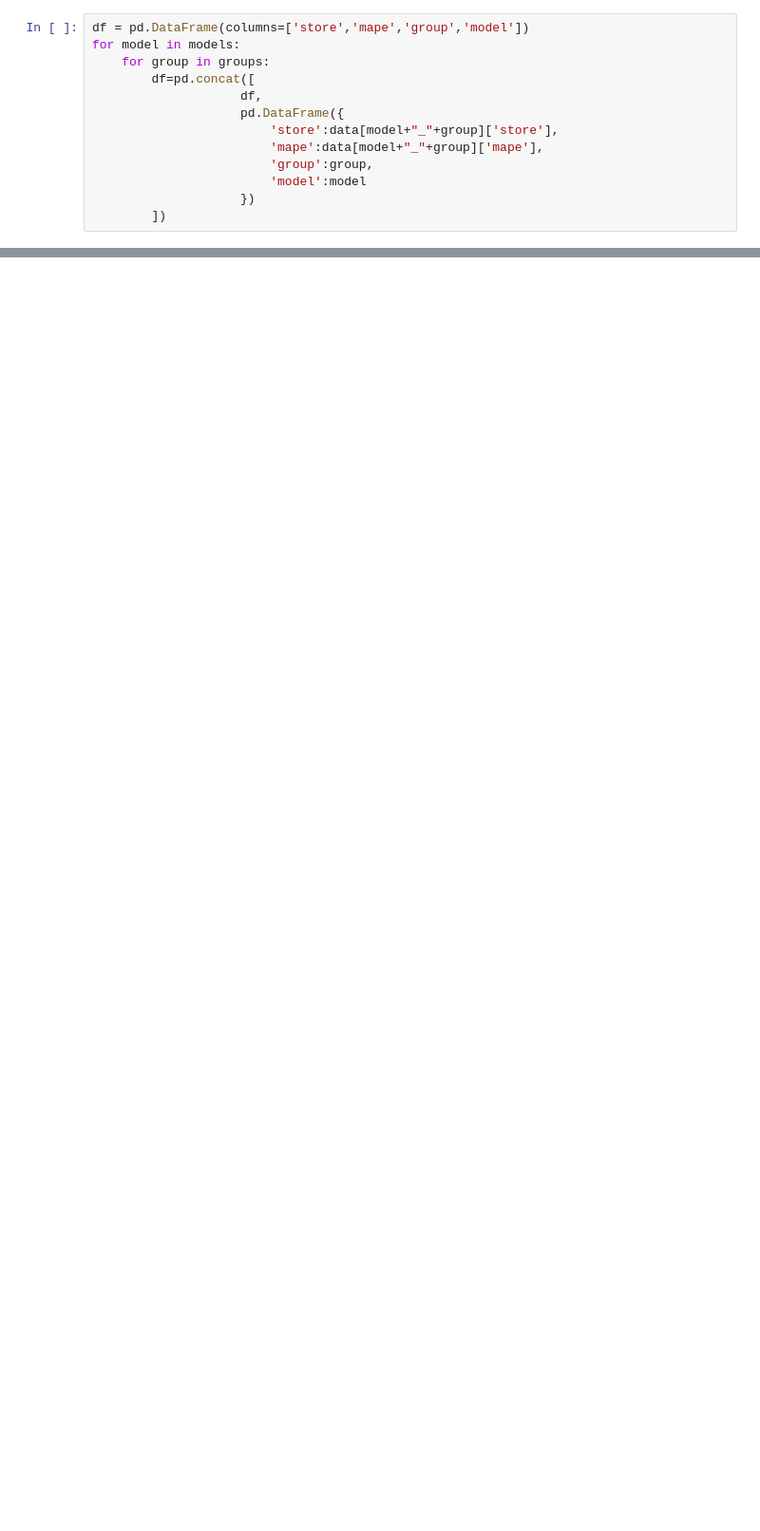
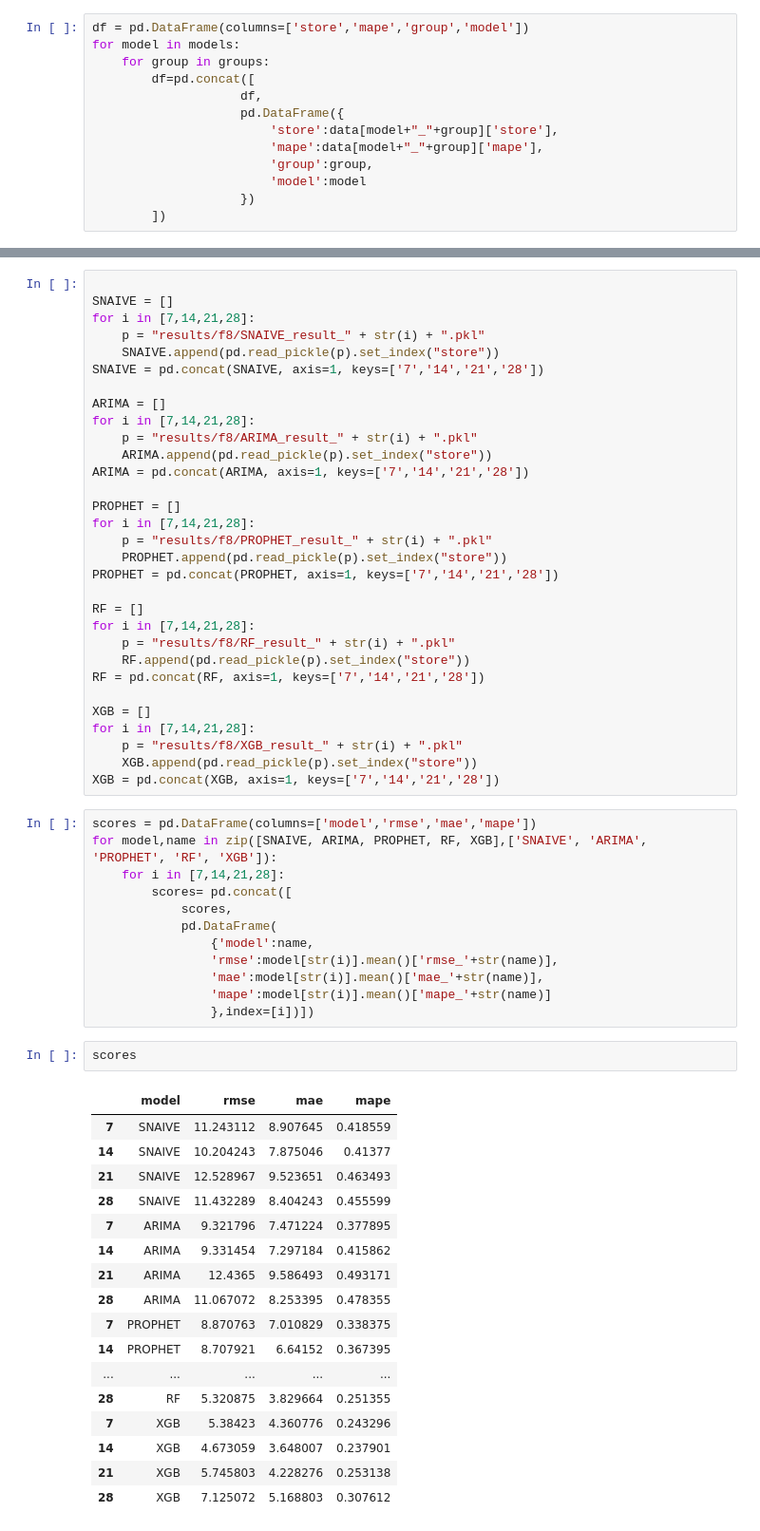
Before and after one commit to phucnh22/Sales_forecast, a Jupyter notebook: Forecast_8_GroupingResult.ipynb, the cells around one changed output, grey strips where cells are left out. Shown at 95% size. Drawn from its saved outputs; the diff is of its cells as text; blank space fills up the shorter version.

```diff
--- a/Forecast_8_GroupingResult.ipynb
+++ b/Forecast_8_GroupingResult.ipynb
@@ -68,0 +91,63 @@ data['RF_store_level']
+# %%
+
+SNAIVE = []
+for i in [7,14,21,28]:
+    p = "results/f8/SNAIVE_result_" + str(i) + ".pkl"
+    SNAIVE.append(pd.read_pickle(p).set_index("store"))
+SNAIVE = pd.concat(SNAIVE, axis=1, keys=['7','14','21','28'])
+
+ARIMA = []
+for i in [7,14,21,28]:
+    p = "results/f8/ARIMA_result_" + str(i) + ".pkl"
+    ARIMA.append(pd.read_pickle(p).set_index("store"))
+ARIMA = pd.concat(ARIMA, axis=1, keys=['7','14','21','28'])
+
+PROPHET = []
+for i in [7,14,21,28]:
+    p = "results/f8/PROPHET_result_" + str(i) + ".pkl"
+    PROPHET.append(pd.read_pickle(p).set_index("store"))
+PROPHET = pd.concat(PROPHET, axis=1, keys=['7','14','21','28'])
+
+RF = []
+for i in [7,14,21,28]:
+    p = "results/f8/RF_result_" + str(i) + ".pkl"
+    RF.append(pd.read_pickle(p).set_index("store"))
+RF = pd.concat(RF, axis=1, keys=['7','14','21','28'])
+
+XGB = []
+for i in [7,14,21,28]:
+    p = "results/f8/XGB_result_" + str(i) + ".pkl"
+    XGB.append(pd.read_pickle(p).set_index("store"))
+XGB = pd.concat(XGB, axis=1, keys=['7','14','21','28'])
+# %%
+scores = pd.DataFrame(columns=['model','rmse','mae','mape'])
+for model,name in zip([SNAIVE, ARIMA, PROPHET, RF, XGB],['SNAIVE', 'ARIMA', 'PROPHET', 'RF', 'XGB']):
+    for i in [7,14,21,28]:
+        scores= pd.concat([
+            scores,
+            pd.DataFrame(
+                {'model':name,
+                'rmse':model[str(i)].mean()['rmse_'+str(name)],
+                'mae':model[str(i)].mean()['mae_'+str(name)],
+                'mape':model[str(i)].mean()['mape_'+str(name)]
+                },index=[i])])
+# %%
+scores
+# %% [output]
+|  | model | rmse | mae | mape |
+| 7 | SNAIVE | 11.243112 | 8.907645 | 0.418559 |
+| 14 | SNAIVE | 10.204243 | 7.875046 | 0.41377 |
+| 21 | SNAIVE | 12.528967 | 9.523651 | 0.463493 |
+| 28 | SNAIVE | 11.432289 | 8.404243 | 0.455599 |
+| 7 | ARIMA | 9.321796 | 7.471224 | 0.377895 |
+| 14 | ARIMA | 9.331454 | 7.297184 | 0.415862 |
+| 21 | ARIMA | 12.4365 | 9.586493 | 0.493171 |
+| 28 | ARIMA | 11.067072 | 8.253395 | 0.478355 |
+| 7 | PROPHET | 8.870763 | 7.010829 | 0.338375 |
+| 14 | PROPHET | 8.707921 | 6.64152 | 0.367395 |
+| ... | ... | ... | ... | ... |
+| 28 | RF | 5.320875 | 3.829664 | 0.251355 |
+| 7 | XGB | 5.38423 | 4.360776 | 0.243296 |
+| 14 | XGB | 4.673059 | 3.648007 | 0.237901 |
+| 21 | XGB | 5.745803 | 4.228276 | 0.253138 |
+| 28 | XGB | 7.125072 | 5.168803 | 0.307612 |
```
Also changed, not shown: parts of 6 cells of this notebook, 11 other files.
